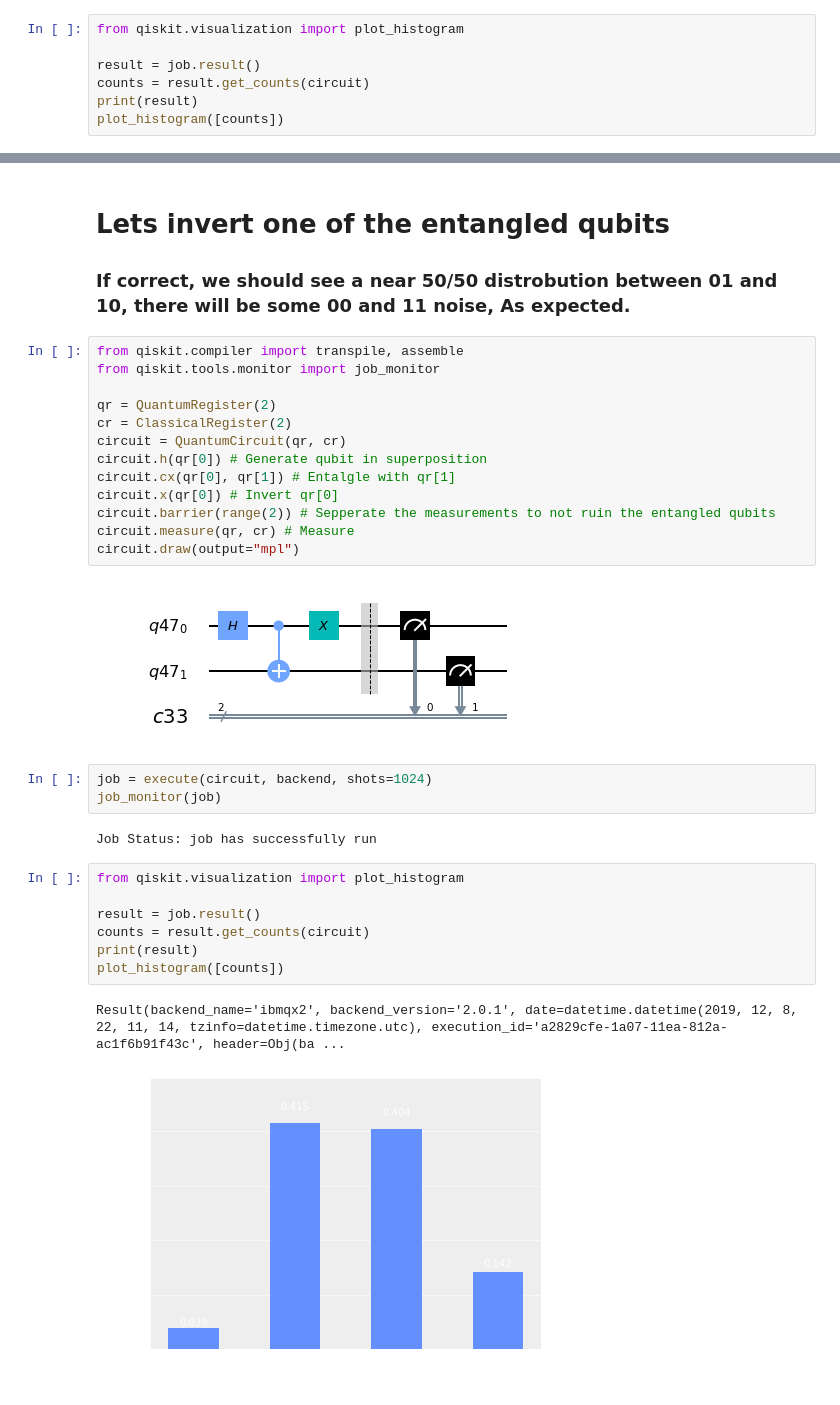
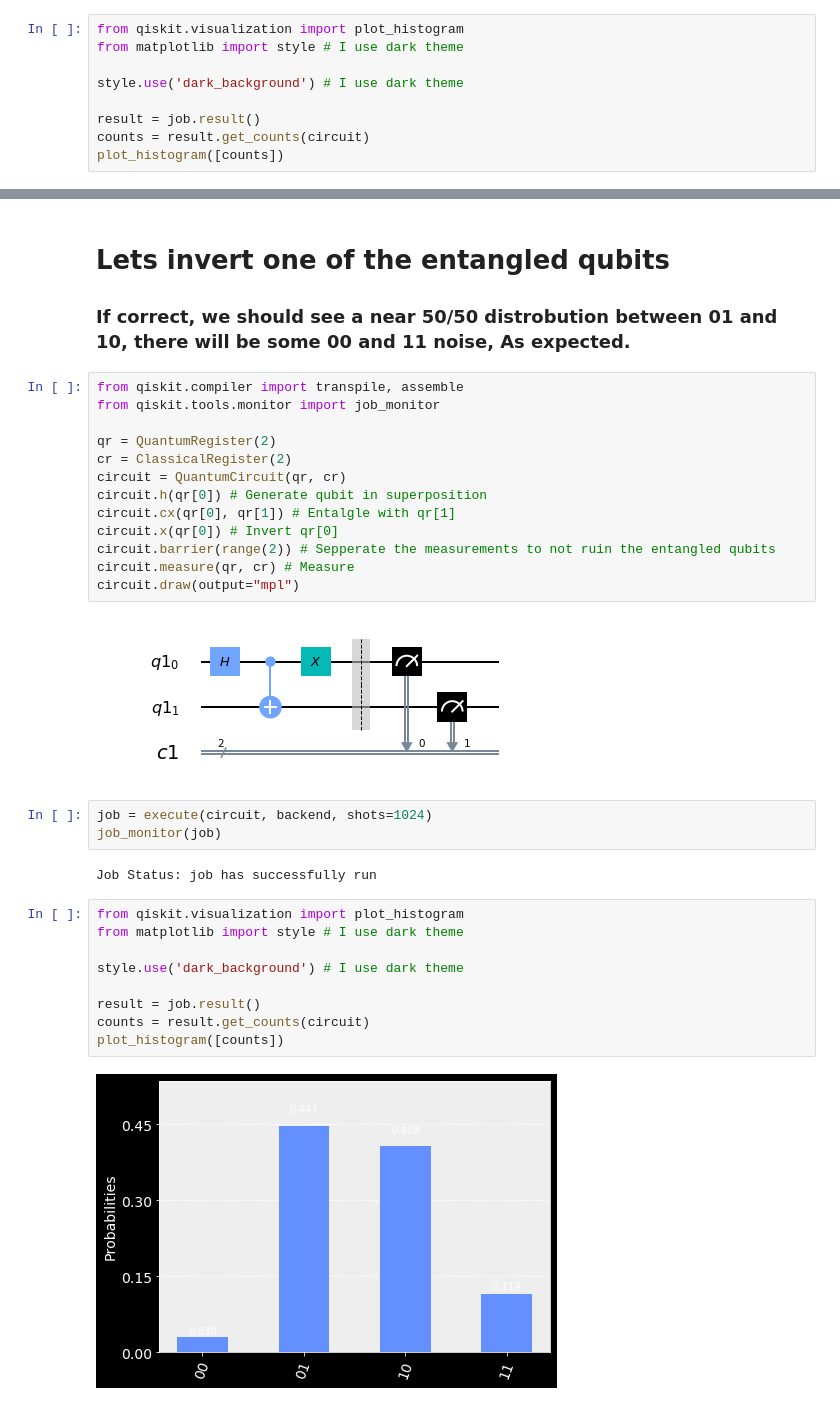
Before and after one commit to darkmatter2222/QuantumPlay, a Jupyter notebook: Notebooks/ExploringGates.ipynb, the cells around one changed output, grey strips where cells are left out. Cells and saved outputs as stored; diff of their text form.

```diff
--- a/Notebooks/ExploringGates.ipynb
+++ b/Notebooks/ExploringGates.ipynb
@@ -33,9 +33,11 @@ job_monitor(job)
 Job Status: job has successfully run
 # %%
 from qiskit.visualization import plot_histogram
+from matplotlib import style # I use dark theme
+
+style.use('dark_background') # I use dark theme
 
 result = job.result()
 counts = result.get_counts(circuit)
-print(result)
 plot_histogram([counts])
 # %% [output]
@@ -58,7 +59,7 @@ circuit.barrier(range(2)) # Sepperate the measurements to not ruin the entangled
 circuit.measure(qr, cr) # Measure
 circuit.draw(output="mpl")
 # %% [output]
-[figure, old version]
+[figure, new version]
 # %%
 job = execute(circuit, backend, shots=1024)
 job_monitor(job)
@@ -66,11 +67,12 @@ job_monitor(job)
 Job Status: job has successfully run
 # %%
 from qiskit.visualization import plot_histogram
+from matplotlib import style # I use dark theme
+
+style.use('dark_background') # I use dark theme
 
 result = job.result()
 counts = result.get_counts(circuit)
-print(result)
 plot_histogram([counts])
 # %% [output]
-Result(backend_name='ibmqx2', backend_version='2.0.1', date=datetime.datetime(2019, 12, 8, 22, 11, 14, tzinfo=datetime.timezone.utc), execution_id='a2829cfe-1a07-11ea-812a-ac1f6b91f43c', header=Obj(ba ...
-[figure, old version]
+[figure, new version]
```
Also changed, not shown: parts of 14 cells of this notebook.
